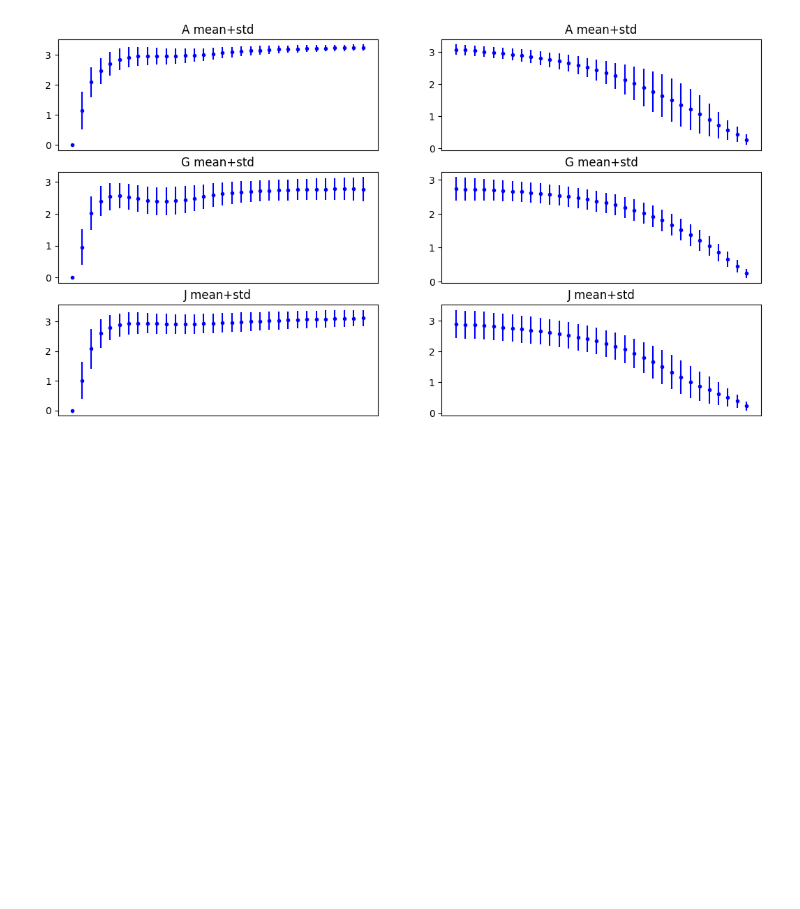
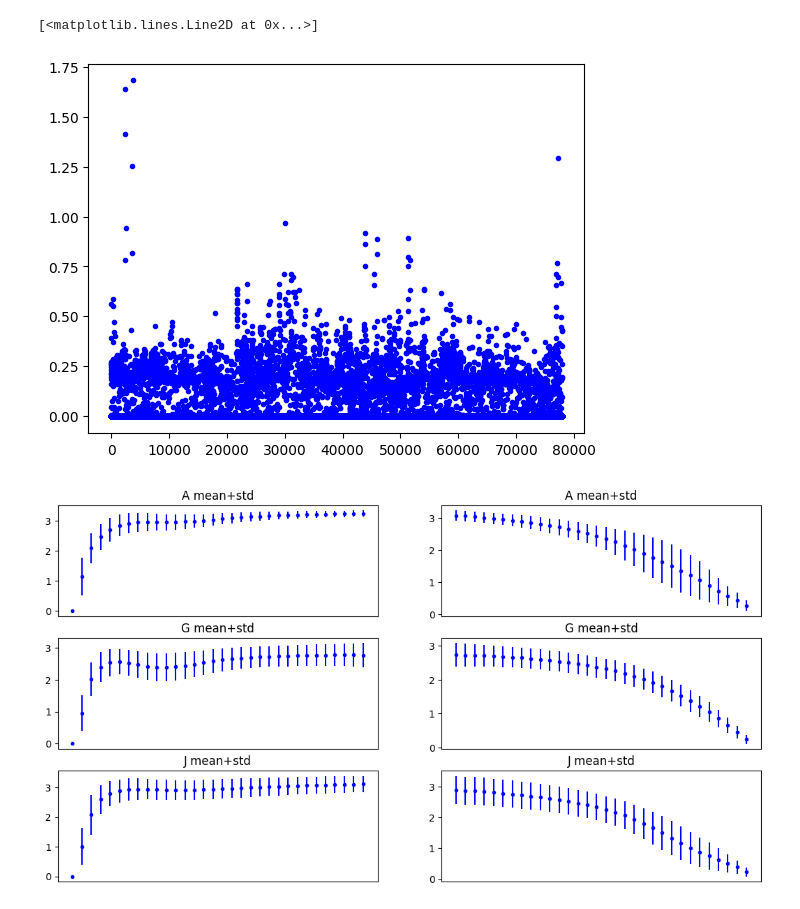
Before and after one commit to GuiMacielPereira/sensor_ML, a Jupyter notebook: data_processing/data_prep.sync.ipynb, the cells around one changed output. Saved outputs shown, nothing was run; the diff lists cells and outputs as text; code cells hidden in the pictures; blank space fills up the shorter version.

```diff
--- a/data_processing/data_prep.sync.ipynb
+++ b/data_processing/data_prep.sync.ipynb
@@ -72,0 +86,14 @@ releases shape:  (2258, 32)
+# %%
+# Plot noisy triggers to make sure they are faulty signals
+# Best to see on a matplotlib plot rather than a jupyter notebook
+false_trigs, short_trigs = faulty
+for f_trig in (false_trigs, short_trigs):
+    false_sig = np.concatenate(f_trig)
+    plt.figure()
+    plt.plot(np.arange(len(false_sig)), false_sig, "b.")
+    plt.show()
+
+exit()
+# %% [output]
+[<matplotlib.lines.Line2D at 0x...>]
+[figure, added]
```
Also changed, not shown: parts of 6 cells of this notebook, 2 other files.
